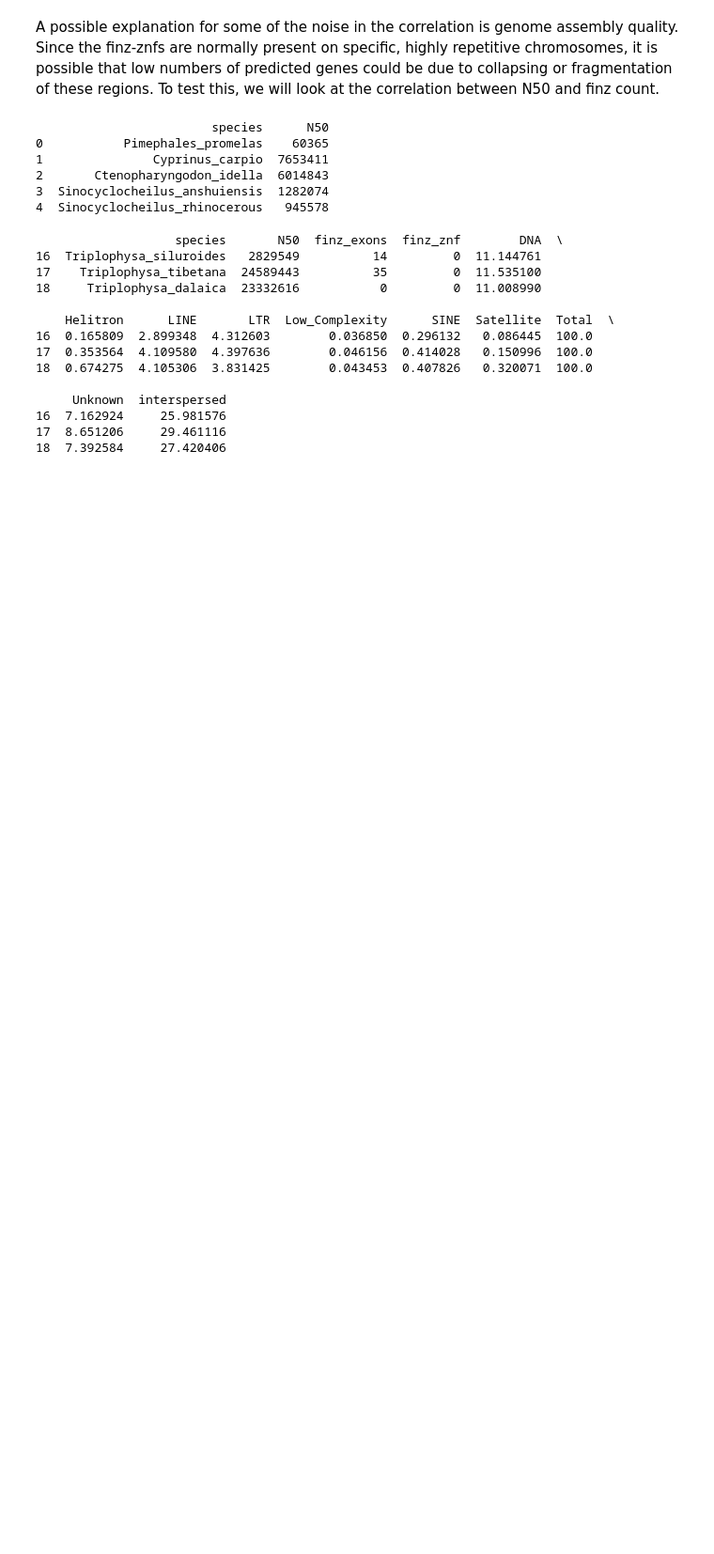
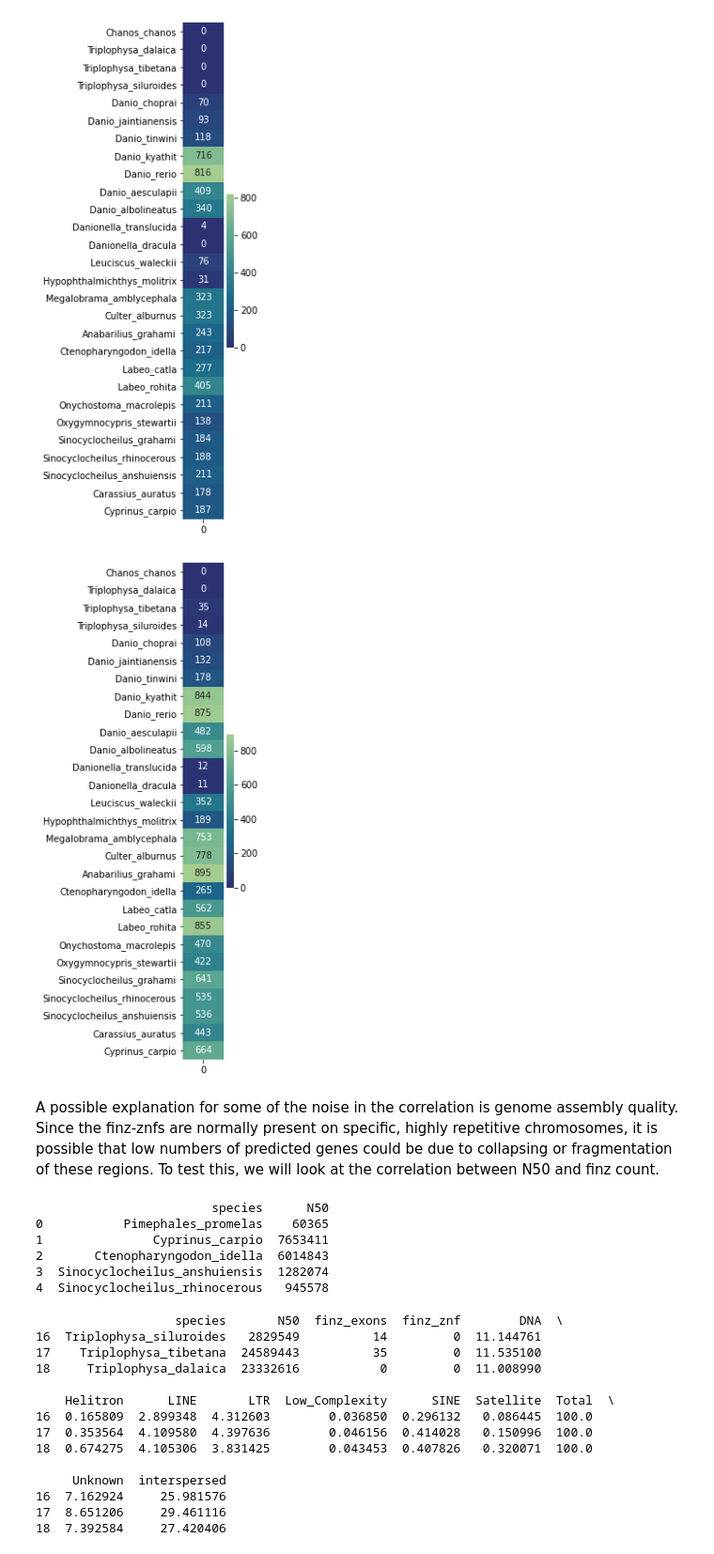
Before and after one commit to jonathan-wells/finz-znf, a Jupyter notebook: analysis/finz_te_correlation.ipynb, the cells around one changed output. Shown at 94% size. Saved outputs shown, nothing was run; the diff lists cells and outputs as text; code cells hidden in the pictures; blank space fills up the shorter version.

```diff
--- a/analysis/finz_te_correlation.ipynb
+++ b/analysis/finz_te_correlation.ipynb
@@ -121,3 +188,31 @@ SpearmanrResult(correlation=0.8142222246182216, pvalue=4.697823788917326e-09)
+# %%
+phylogeny_order = ['Chanos_chanos',
+                   'Triplophysa_dalaica', 'Triplophysa_tibetana', 'Triplophysa_siluroides',
+                   'Danio_choprai', 'Danio_jaintianensis', 'Danio_tinwini', 'Danio_kyathit', 'Danio_rerio', 'Danio_aesculapii', 'Danio_albolineatus',
+                   'Danionella_translucida', 'Danionella_dracula',
+                   'Leuciscus_waleckii',
+                   'Hypophthalmichthys_molitrix', 'Megalobrama_amblycephala', 'Culter_alburnus', 'Anabarilius_grahami', 'Ctenopharyngodon_idella',
+                   'Labeo_catla', 'Labeo_rohita',
+                   'Onychostoma_macrolepis', 'Oxygymnocypris_stewartii',
+                   'Sinocyclocheilus_grahami', 'Sinocyclocheilus_rhinocerous', 'Sinocyclocheilus_anshuiensis',
+                   'Carassius_auratus', 'Cyprinus_carpio']
+nfinz = [[0]]
+for sp in phylogeny_order[1:]:
+    nfinz.append(list(count_df.loc[count_df.species == sp, 'finz_znf']))
+nfinze = [[0]]
+for sp in phylogeny_order[1:]:
+    nfinze.append(list(count_df.loc[count_df.species == sp, 'finz_exons']))
+
+plt.figure(figsize=(1,10))
+hm = sns.heatmap(nfinz, cmap='crest_r', annot=True, fmt='d', yticklabels=phylogeny_order)
+plt.figure(figsize=(1,10))
+hm = sns.heatmap(nfinze, cmap='crest_r', annot=True, fmt='d', yticklabels=phylogeny_order)
+
+plt.savefig('../figs/nfinz_heatmap.pdf', dpi=300)
+plt.show()
+# %% [output]
+[figure, added]
+[figure, added]
 # %% [markdown]
 A possible explanation for some of the noise in the correlation is genome assembly quality. Since the finz-znfs are normally present on specific, highly repetitive chromosomes, it is possible that low numbers of predicted genes could be due to collapsing or fragmentation of these regions. To test this, we will look at the correlation between N50 and finz count.
 # %%
```
Also changed, not shown: parts of 5 cells of this notebook, 6 other files.
